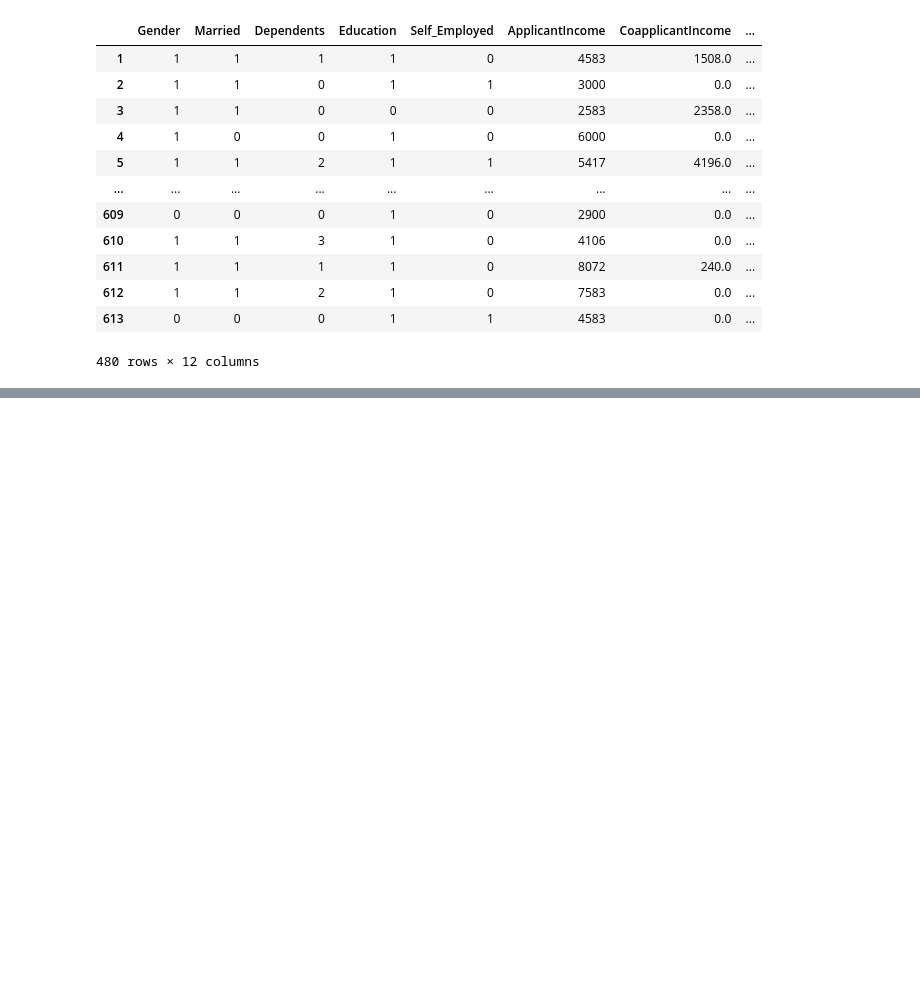
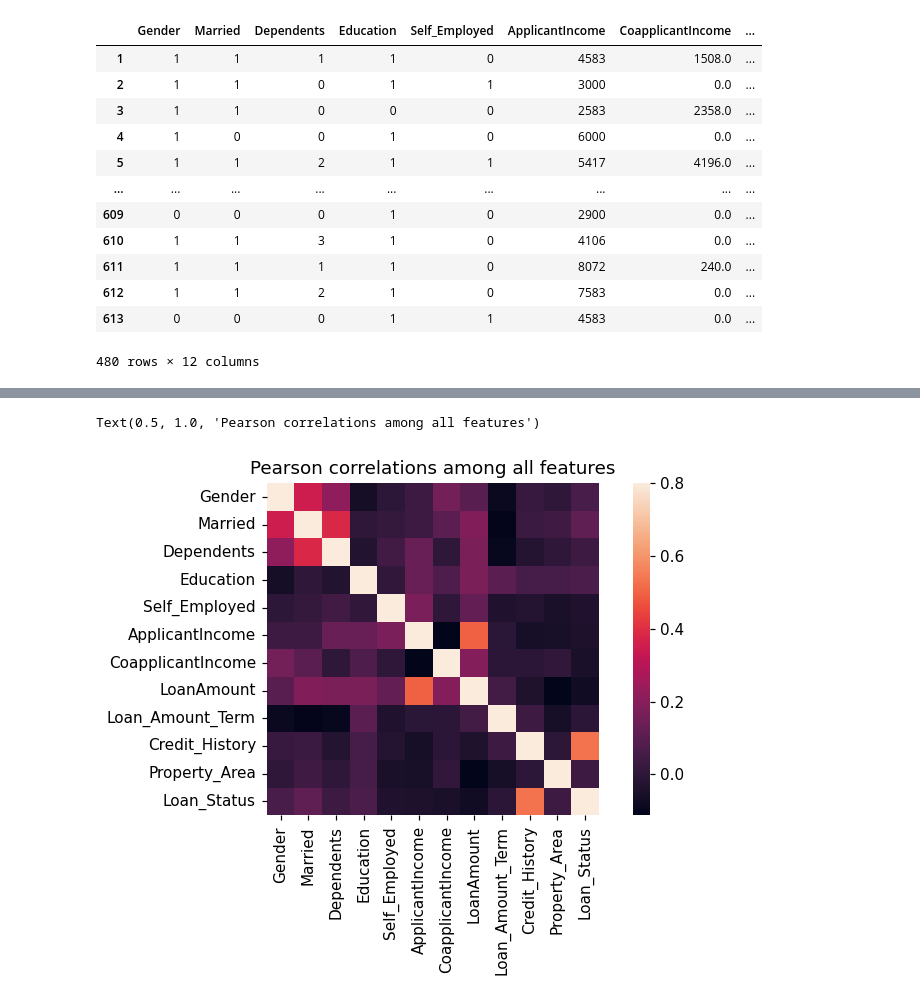
Before and after one commit to GertjanDS/MachineLearning, a Jupyter notebook: Data exploration/data_exploration_loan.ipynb, the cells around one changed output, grey strips where cells are left out. Drawn from its saved outputs; the diff is of its cells as text; code cells hidden in the pictures; blank space fills up the shorter version.

```diff
--- a/Data exploration/data_exploration_loan.ipynb
+++ b/Data exploration/data_exploration_loan.ipynb
@@ -111,3 +117,11 @@ df
+# %%
+corrmat = df.corr()
+f, ax = plt.subplots(figsize=(8, 4), dpi=110)
+sns.heatmap(corrmat, vmax=.8, square=True)
+ax.set_title('Pearson correlations among all features')
+# %% [output]
+Text(0.5, 1.0, 'Pearson correlations among all features')
+[figure, added]
 # %% [markdown]
 <a style='text-decoration:none;line-height:16px;display:flex;color:#5B5B62;padding:10px;justify-content:end;' href='https://deepnote.com?utm_source=created-in-deepnote-cell&projectId=5161fece-8ef6-4825-9ea6-16ebba884483' target="_blank">
 <img alt='Created in deepnote.com' style='display:inline;max-height:16px;margin:0px;margin-right:7.5px;' src='embedded-picture-1' > </img>
```
Also changed, not shown: parts of 1 cell of this notebook, 12 other files.
